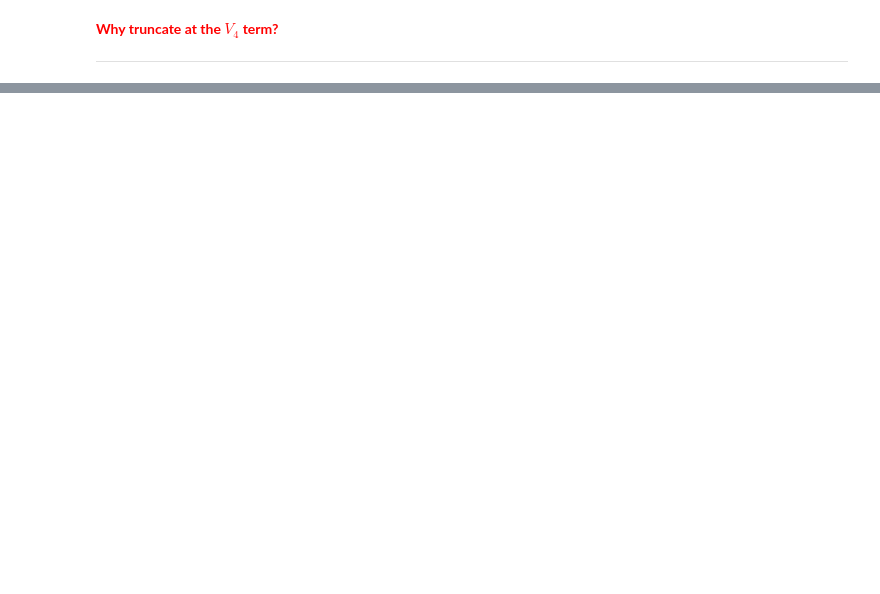
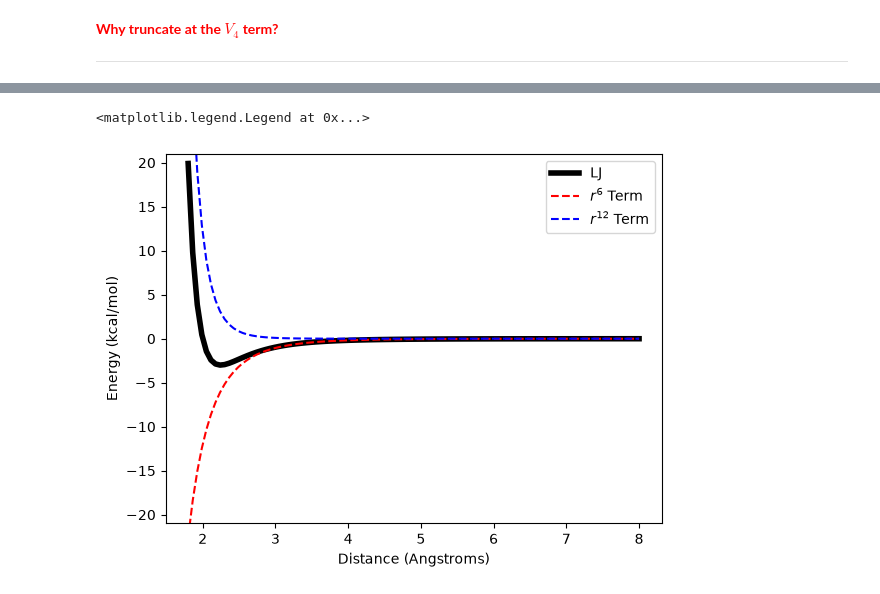
Before and after one commit to DajnowiczLab/BiophysLab_CHEM_4560, a Jupyter notebook: course_lectures/Lecture3_MM_MD_StatMech.ipynb, the cells around one changed output, grey strips where cells are left out. Cells and saved outputs as stored; diff of their text form; code cells hidden in the pictures; blank space fills up the shorter version.

```diff
--- a/course_lectures/Lecture3_MM_MD_StatMech.ipynb
+++ b/course_lectures/Lecture3_MM_MD_StatMech.ipynb
@@ -610,0 +627,29 @@ array([[[0.00198883, 0.00204186, 0.00209478, ..., 0.00209478,
+# %%
+import numpy as np
+import matplotlib.pyplot as plt
+
+def compute_r12_term(r):
+    return 12.0*(2.0/r)**12
+
+def compute_r6_term(r):
+    return -12.0*(2.0/r)**6
+
+def compute_lj_potential(r):
+    v = 4.0*3.0*((2.0/r)**12 - (2.0/r)**6)
+    return v
+
+distances = np.linspace(1.8, 8.0, 100)
+lj = compute_lj_potential(distances)
+r6 = compute_r6_term(distances)
+r12 = compute_r12_term(distances)
+
+plt.plot(distances, lj, '-', color='black', linewidth=4.0, label='LJ')
+plt.plot(distances, r6, '--', color='red', label=r'$r^6$ Term')
+plt.plot(distances, r12, '--', color='blue', label=r'$r^{12}$ Term')
+plt.ylim(-21.0, 21.0)
+plt.xlabel('Distance (Angstroms)')
+plt.ylabel('Energy (kcal/mol)')
+plt.legend()
+# %% [output]
+<matplotlib.legend.Legend at 0x...>
+[figure, added]
```
Also changed, not shown: parts of 48 cells of this notebook, 9 other files.
